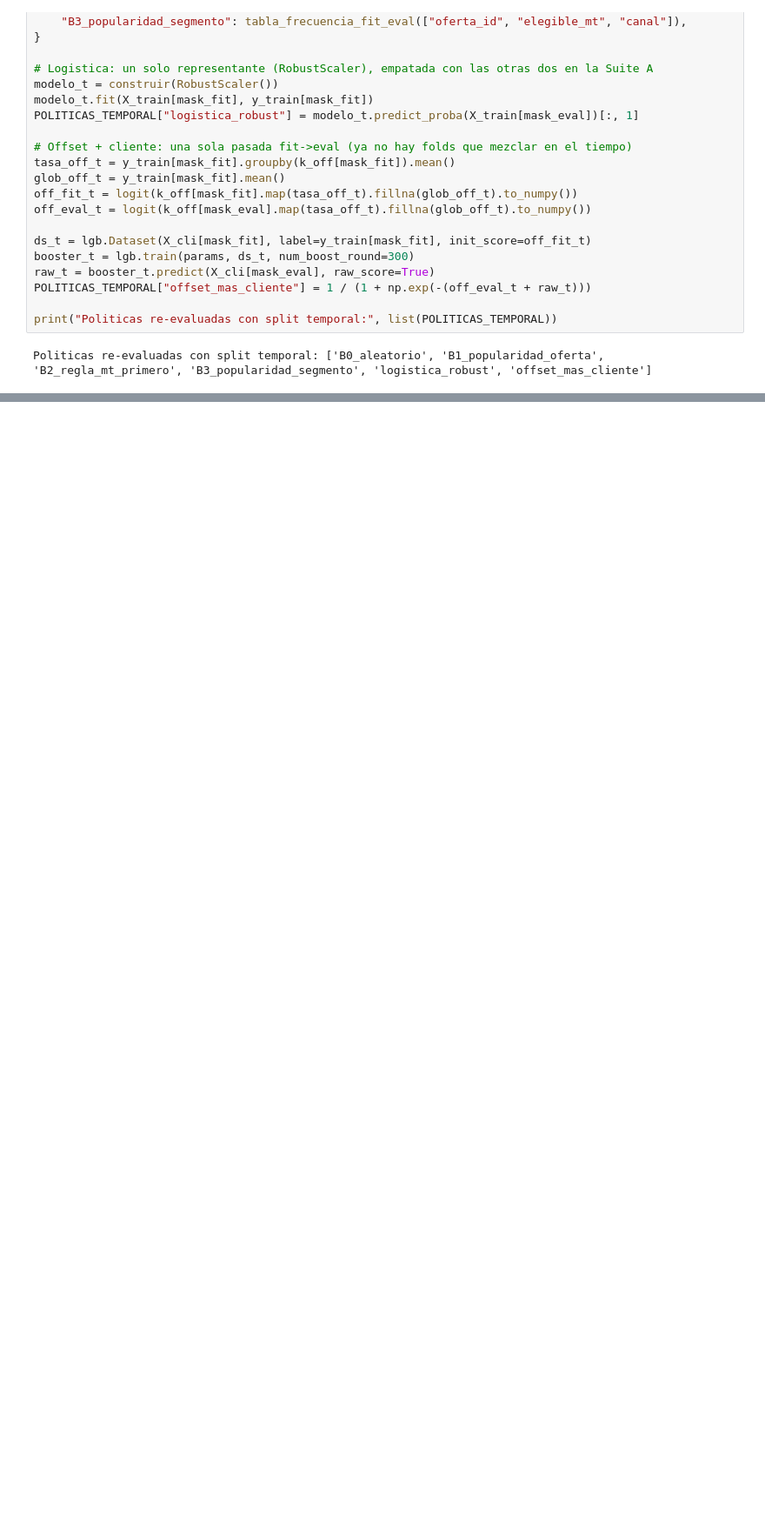
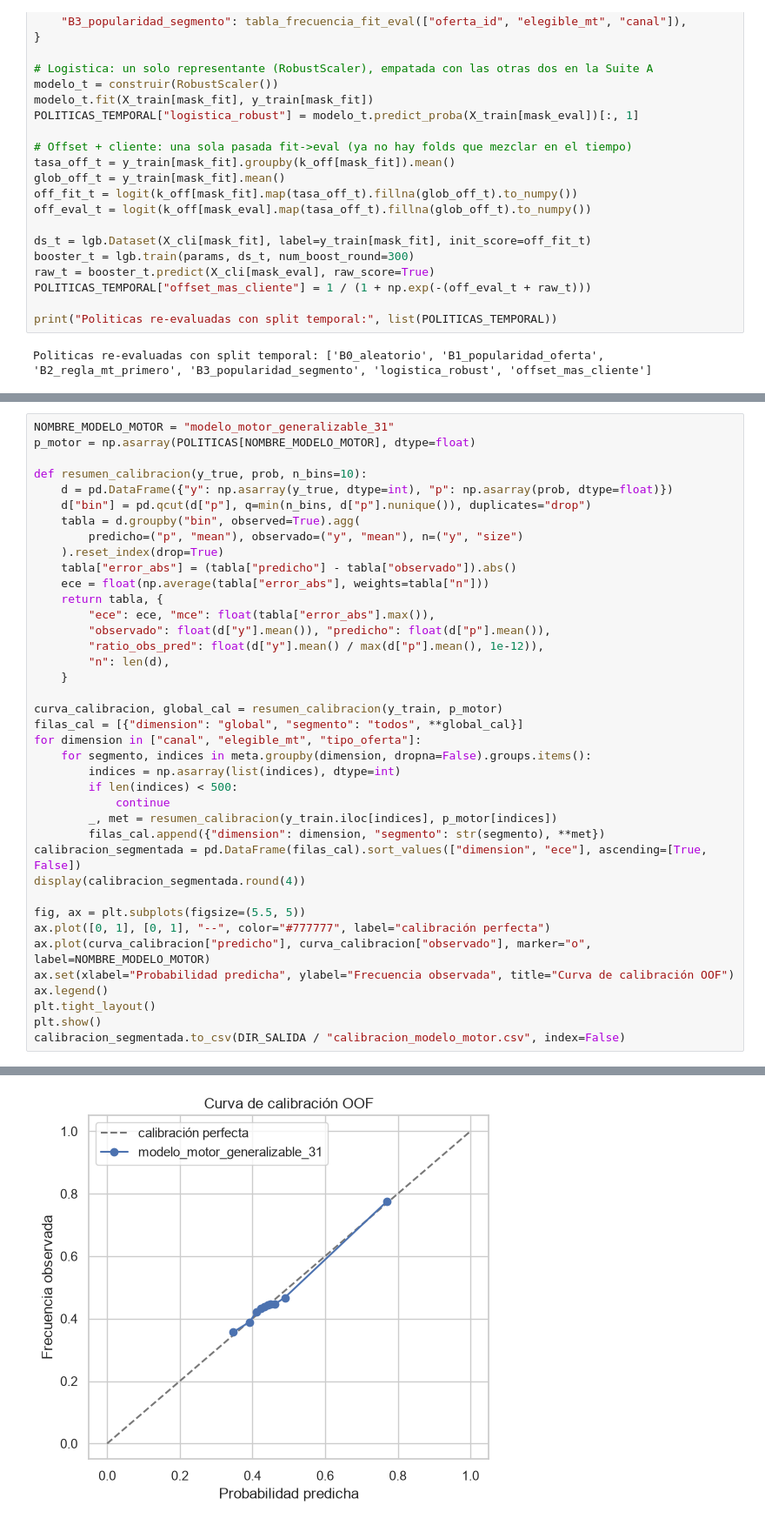
Before and after one commit to Valeriaureta/hacka_movistar, a Jupyter notebook: EDA/benchmark_metricas_comparadas.ipynb, the cells around one changed output, grey strips where cells are left out. Shown at 87% size. Saved outputs shown, nothing was run; the diff lists cells and outputs as text; blank space fills up the shorter version.

```diff
--- a/EDA/benchmark_metricas_comparadas.ipynb
+++ b/EDA/benchmark_metricas_comparadas.ipynb
@@ -1025,0 +1116,40 @@ La Seccion 7 responde una pregunta que las Secciones 3-6 no pueden responder: si
+# %%
+NOMBRE_MODELO_MOTOR = "modelo_motor_generalizable_31"
+p_motor = np.asarray(POLITICAS[NOMBRE_MODELO_MOTOR], dtype=float)
+
+def resumen_calibracion(y_true, prob, n_bins=10):
+    d = pd.DataFrame({"y": np.asarray(y_true, dtype=int), "p": np.asarray(prob, dtype=float)})
+    d["bin"] = pd.qcut(d["p"], q=min(n_bins, d["p"].nunique()), duplicates="drop")
+    tabla = d.groupby("bin", observed=True).agg(
+        predicho=("p", "mean"), observado=("y", "mean"), n=("y", "size")
+    ).reset_index(drop=True)
+    tabla["error_abs"] = (tabla["predicho"] - tabla["observado"]).abs()
+    ece = float(np.average(tabla["error_abs"], weights=tabla["n"]))
+    return tabla, {
+        "ece": ece, "mce": float(tabla["error_abs"].max()),
+        "observado": float(d["y"].mean()), "predicho": float(d["p"].mean()),
+        "ratio_obs_pred": float(d["y"].mean() / max(d["p"].mean(), 1e-12)),
+        "n": len(d),
+    }
+
+curva_calibracion, global_cal = resumen_calibracion(y_train, p_motor)
+filas_cal = [{"dimension": "global", "segmento": "todos", **global_cal}]
+for dimension in ["canal", "elegible_mt", "tipo_oferta"]:
+    for segmento, indices in meta.groupby(dimension, dropna=False).groups.items():
+        indices = np.asarray(list(indices), dtype=int)
+        if len(indices) < 500:
+            continue
+        _, met = resumen_calibracion(y_train.iloc[indices], p_motor[indices])
+        filas_cal.append({"dimension": dimension, "segmento": str(segmento), **met})
+calibracion_segmentada = pd.DataFrame(filas_cal).sort_values(["dimension", "ece"], ascending=[True, False])
+display(calibracion_segmentada.round(4))
+
+fig, ax = plt.subplots(figsize=(5.5, 5))
+ax.plot([0, 1], [0, 1], "--", color="#777777", label="calibración perfecta")
+ax.plot(curva_calibracion["predicho"], curva_calibracion["observado"], marker="o", label=NOMBRE_MODELO_MOTOR)
+ax.set(xlabel="Probabilidad predicha", ylabel="Frecuencia observada", title="Curva de calibración OOF")
+ax.legend()
+plt.tight_layout()
+plt.show()
+calibracion_segmentada.to_csv(DIR_SALIDA / "calibracion_modelo_motor.csv", index=False)
+# %% [output]
@@ -1025,0 +1170 @@ La Seccion 7 responde una pregunta que las Secciones 3-6 no pueden responder: si
+[figure, added]
```
Also changed, not shown: parts of 32 cells of this notebook, 38 other files.
